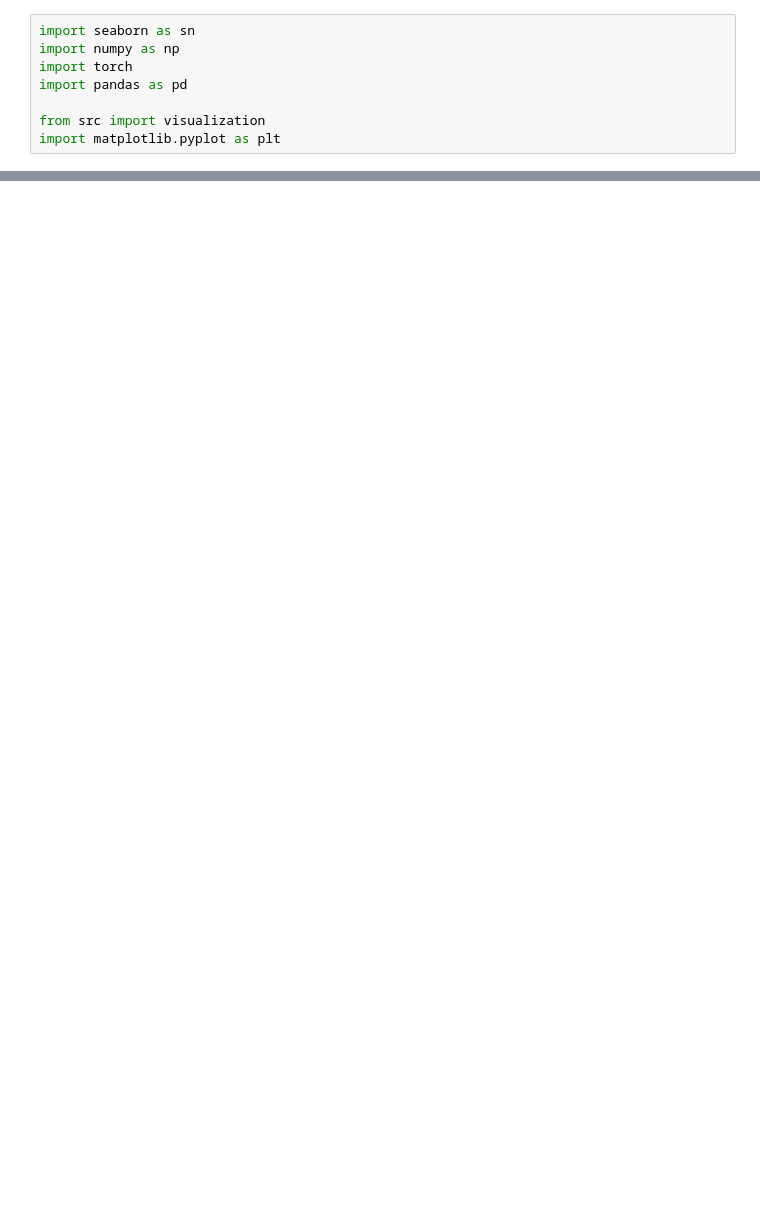
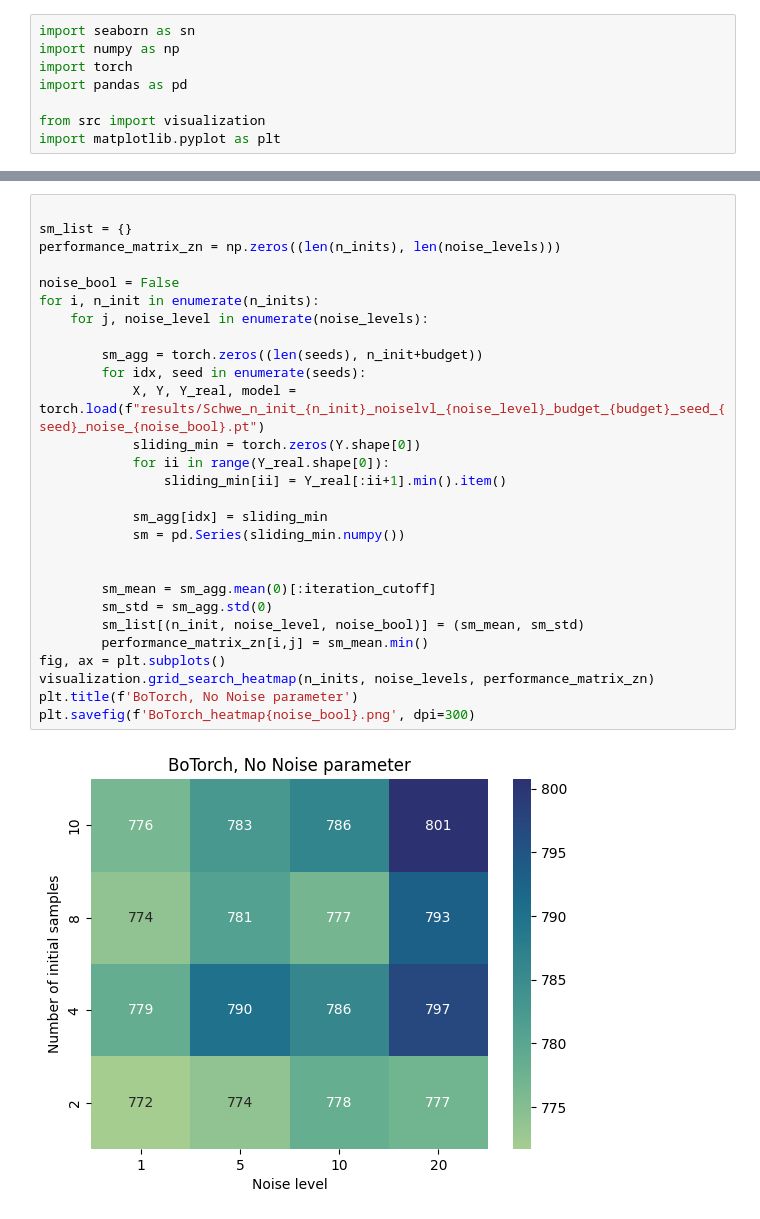
Before and after one commit to AC-BO-Hackathon/project-noisy-nerds, a Jupyter notebook: botorch_results_plots.ipynb, the cells around one changed output, grey strips where cells are left out. Saved outputs shown, nothing was run; the diff lists cells and outputs as text; blank space fills up the shorter version.

```diff
--- a/botorch_results_plots.ipynb
+++ b/botorch_results_plots.ipynb
@@ -32,0 +47,30 @@ plt.savefig('BoTorch_heatmap.png', dpi=300)
+# %%
+
+sm_list = {}
+performance_matrix_zn = np.zeros((len(n_inits), len(noise_levels)))
+
+noise_bool = False
+for i, n_init in enumerate(n_inits):
+    for j, noise_level in enumerate(noise_levels):
+
+        sm_agg = torch.zeros((len(seeds), n_init+budget))
+        for idx, seed in enumerate(seeds):
+            X, Y, Y_real, model = torch.load(f"results/Schwe_n_init_{n_init}_noiselvl_{noise_level}_budget_{budget}_seed_{seed}_noise_{noise_bool}.pt")
+            sliding_min = torch.zeros(Y.shape[0])
+            for ii in range(Y_real.shape[0]):
+                sliding_min[ii] = Y_real[:ii+1].min().item()
+
+            sm_agg[idx] = sliding_min
+            sm = pd.Series(sliding_min.numpy())
+
+
+        sm_mean = sm_agg.mean(0)[:iteration_cutoff]
+        sm_std = sm_agg.std(0)
+        sm_list[(n_init, noise_level, noise_bool)] = (sm_mean, sm_std)
+        performance_matrix_zn[i,j] = sm_mean.min()
+fig, ax = plt.subplots()
+visualization.grid_search_heatmap(n_inits, noise_levels, performance_matrix_zn)
+plt.title(f'BoTorch, No Noise parameter')
+plt.savefig(f'BoTorch_heatmap{noise_bool}.png', dpi=300)
+# %% [output]
+[figure, added]
```
Also changed, not shown: parts of 5 cells of this notebook, 1 other file.
